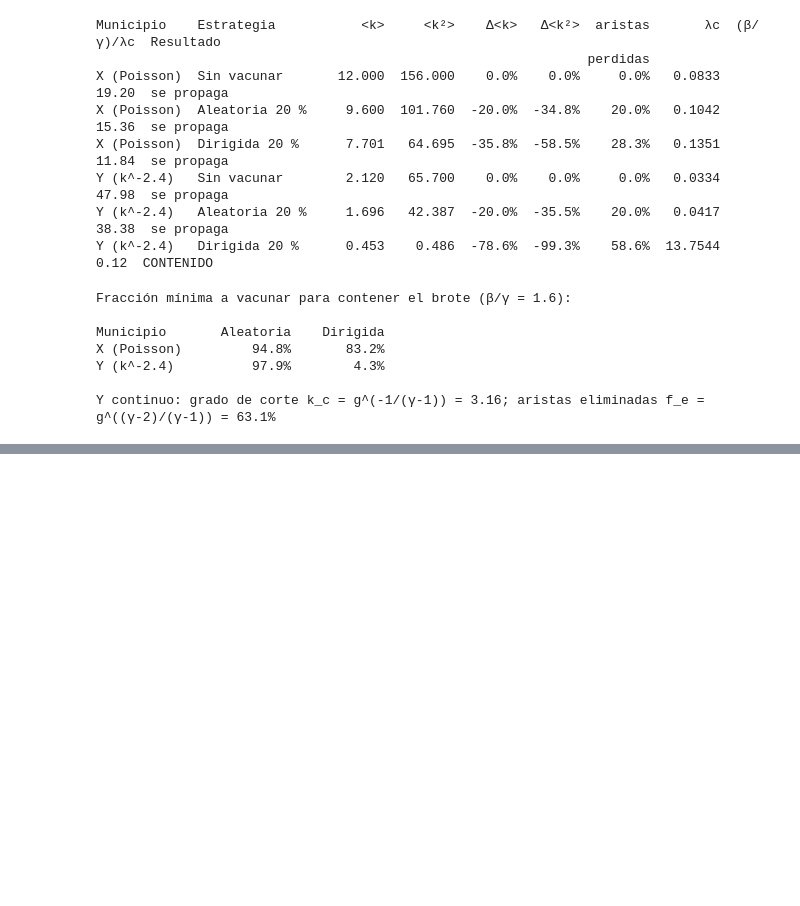
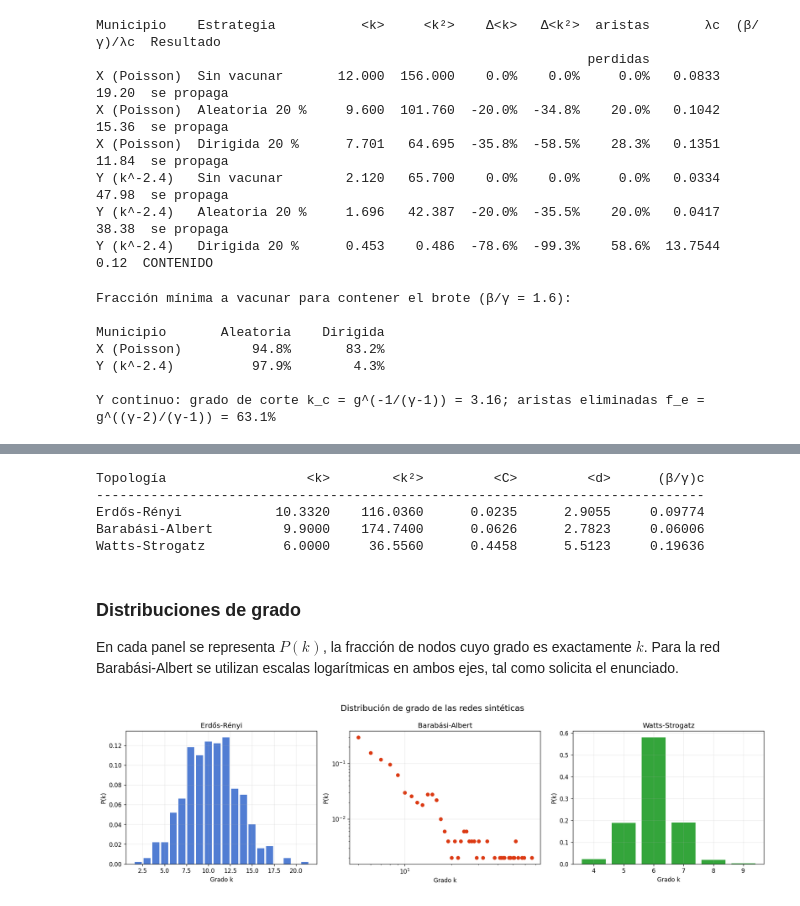
Before and after one commit to Branuvg/hdt5_modsim, a Jupyter notebook: Hoja_de_Trabajo_5.ipynb, the cells around one changed output, grey strips where cells are left out. Saved outputs shown, nothing was run; the diff lists cells and outputs as text; code cells hidden in the pictures; blank space fills up the shorter version.

Commit message:
Task 3 complete

```diff
--- a/Hoja_de_Trabajo_5.ipynb
+++ b/Hoja_de_Trabajo_5.ipynb
@@ -541,0 +565,14 @@ Y continuo: grado de corte k_c = g^(-1/(γ-1)) = 3.16; aristas eliminadas f_e =
+# %%
+N_red = 500
+
+redes = {
+    "Erdős-Rényi": nx.erdos_renyi_graph(N_red, 0.02, seed=SEED_REDES["Erdős-Rényi"]),
+    "Barabási-Albert": nx.barabasi_albert_graph(N_red, 5, seed=SEED_REDES["Barabási-Albert"]),
+    "Watts-Strogatz": nx.watts_strogatz_graph(N_red, 6, 0.1, seed=SEED_REDES["Watts-Strogatz"]),
+}
+
+for nombre, G in redes.items():
+    assert G.number_of_nodes() == N_red
+    assert nx.is_connected(G), f"La red {nombre} no es conexa con la semilla seleccionada"
+    print(f"{nombre:<20} N={G.number_of_nodes():>3}  M={G.number_of_edges():>4}  "
+          f"conexa={nx.is_connected(G)}")
@@ -541,0 +592,65 @@ Y continuo: grado de corte k_c = g^(-1/(γ-1)) = 3.16; aristas eliminadas f_e =
+# %%
+def metricas_red(G):
+    grados = np.fromiter((grado for _, grado in G.degree()), dtype=float)
+    k1 = grados.mean()
+    k2 = np.mean(grados**2)
+    C_prom = nx.average_clustering(G)
+    d_prom = nx.average_shortest_path_length(G)
+    beta_gamma_critico = umbral_epidemico(k1, k2)
+    return {
+        "<k>": k1,
+        "<k²>": k2,
+        "<C>": C_prom,
+        "<d>": d_prom,
+        "(β/γ)c": beta_gamma_critico,
+    }
+
+
+metricas_task31 = {nombre: metricas_red(G) for nombre, G in redes.items()}
+
+encabezado = f"{'Topología':<20}{'<k>':>10}{'<k²>':>12}{'<C>':>12}{'<d>':>12}{'(β/γ)c':>12}"
+print(encabezado)
+print("-" * len(encabezado))
+for nombre, m in metricas_task31.items():
+    print(f"{nombre:<20}{m['<k>']:>10.4f}{m['<k²>']:>12.4f}"
+          f"{m['<C>']:>12.4f}{m['<d>']:>12.4f}{m['(β/γ)c']:>12.5f}")
+
+assert all(np.isfinite(list(m.values())).all() for m in metricas_task31.values())
+# %% [output]
+Topología                  <k>        <k²>         <C>         <d>      (β/γ)c
+------------------------------------------------------------------------------
+Erdős-Rényi            10.3320    116.0360      0.0235      2.9055     0.09774
+Barabási-Albert         9.9000    174.7400      0.0626      2.7823     0.06006
+Watts-Strogatz          6.0000     36.5560      0.4458      5.5123     0.19636
+# %% [markdown]
+### Distribuciones de grado
+
+En cada panel se representa $P(k)$, la fracción de nodos cuyo grado es exactamente $k$. Para la red Barabási-Albert se utilizan escalas logarítmicas en ambos ejes, tal como solicita el enunciado.
+# %%
+def distribucion_grado(G):
+    grados = np.fromiter((grado for _, grado in G.degree()), dtype=int)
+    valores, frecuencias = np.unique(grados, return_counts=True)
+    return valores, frecuencias / G.number_of_nodes()
+
+
+fig, ejes = plt.subplots(1, 3, figsize=(16, 4.5))
+colores = ["#3366CC", "#DC3912", "#109618"]
+
+for ax, (nombre, G), color in zip(ejes, redes.items(), colores):
+    valores, probabilidades = distribucion_grado(G)
+    if nombre == "Barabási-Albert":
+        ax.scatter(valores, probabilidades, color=color, s=30)
+        ax.set_xscale("log")
+        ax.set_yscale("log")
+    else:
+        ax.bar(valores, probabilidades, color=color, width=0.8, alpha=0.85)
+    ax.set_title(nombre)
+    ax.set_xlabel("Grado k")
+    ax.set_ylabel("P(k)")
+    ax.grid(alpha=0.25)
+
+fig.suptitle("Distribución de grado de las redes sintéticas", fontsize=14)
+fig.tight_layout()
+plt.show()
+# %% [output]
+[figure, added]
```
Also changed, not shown: parts of 14 cells of this notebook, 1 other file.
